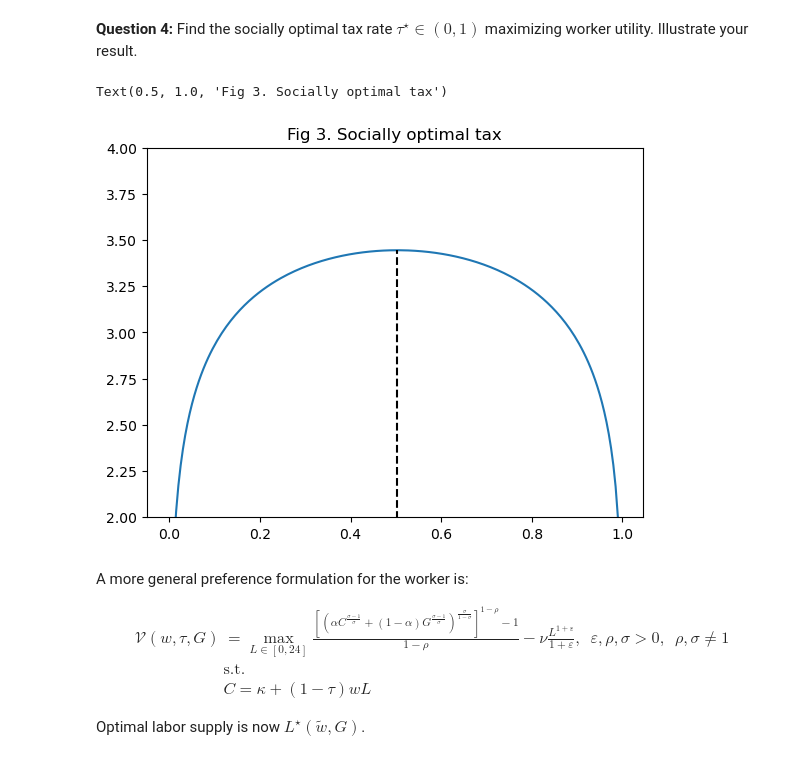
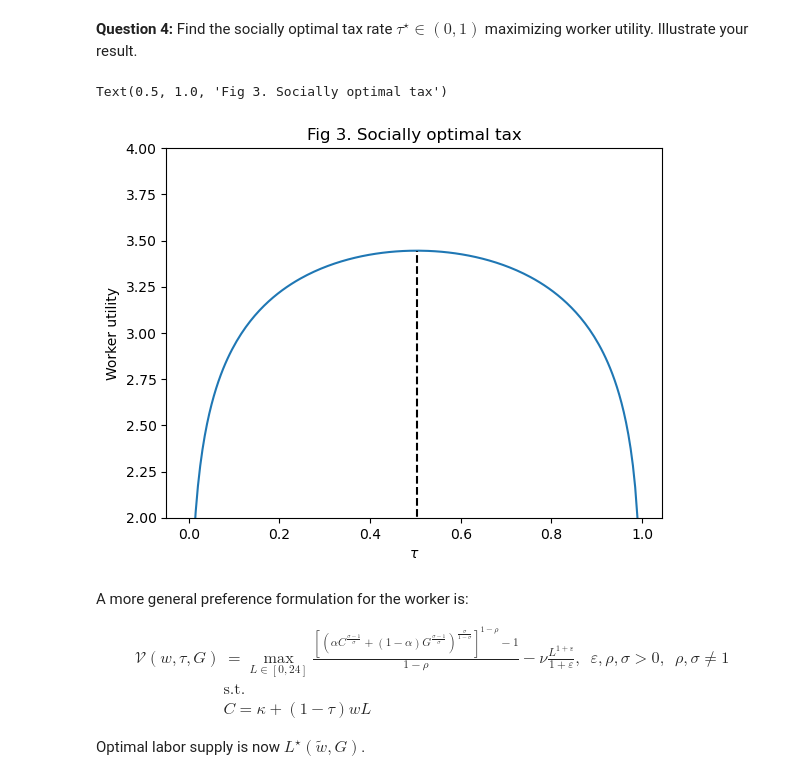
Before and after one commit to NumEconCopenhagen/projects-2023-scb, a Jupyter notebook: exam/Exam-2023-noteboob_FELIX.ipynb, the cells around one changed output. Cells and saved outputs as stored; diff of their text form; code cells hidden in the pictures.

```diff
--- a/exam/Exam-2023-noteboob_FELIX.ipynb
+++ b/exam/Exam-2023-noteboob_FELIX.ipynb
@@ -243,19 +244,21 @@ ax.set_ylim(0,4)
 # %%
 # Identify the maximum V and find the corresponding tau
 tau_grid, L_vec, G_vec, V_vec = iterate_over_tau(bl)
 argmax_index = np.argmax((np.nan_to_num(V_vec)))
 tau_opt  = tau_grid[argmax_index]
 
 # Illustrate in figure
 fig = plt.figure()
 ax = fig.add_subplot(1,1,1)
 ax.plot(tau_grid, V_vec)
 ax.vlines(tau_opt,0,np.max(np.nan_to_num(V_vec)), linestyles='--', colors='black')
 ax.set_ylim(2,4)
+ax.set_ylabel('Worker utility')
+ax.set_xlabel(r'$\tau$')
 ax.set_title('Fig 3. Socially optimal tax')
 # %% [output]
 Text(0.5, 1.0, 'Fig 3. Socially optimal tax')
-[figure, old version]
+[figure, new version]
 # %% [markdown]
 A more general preference formulation for the worker is:
 
```
Also changed, not shown: parts of 2 cells of this notebook.
